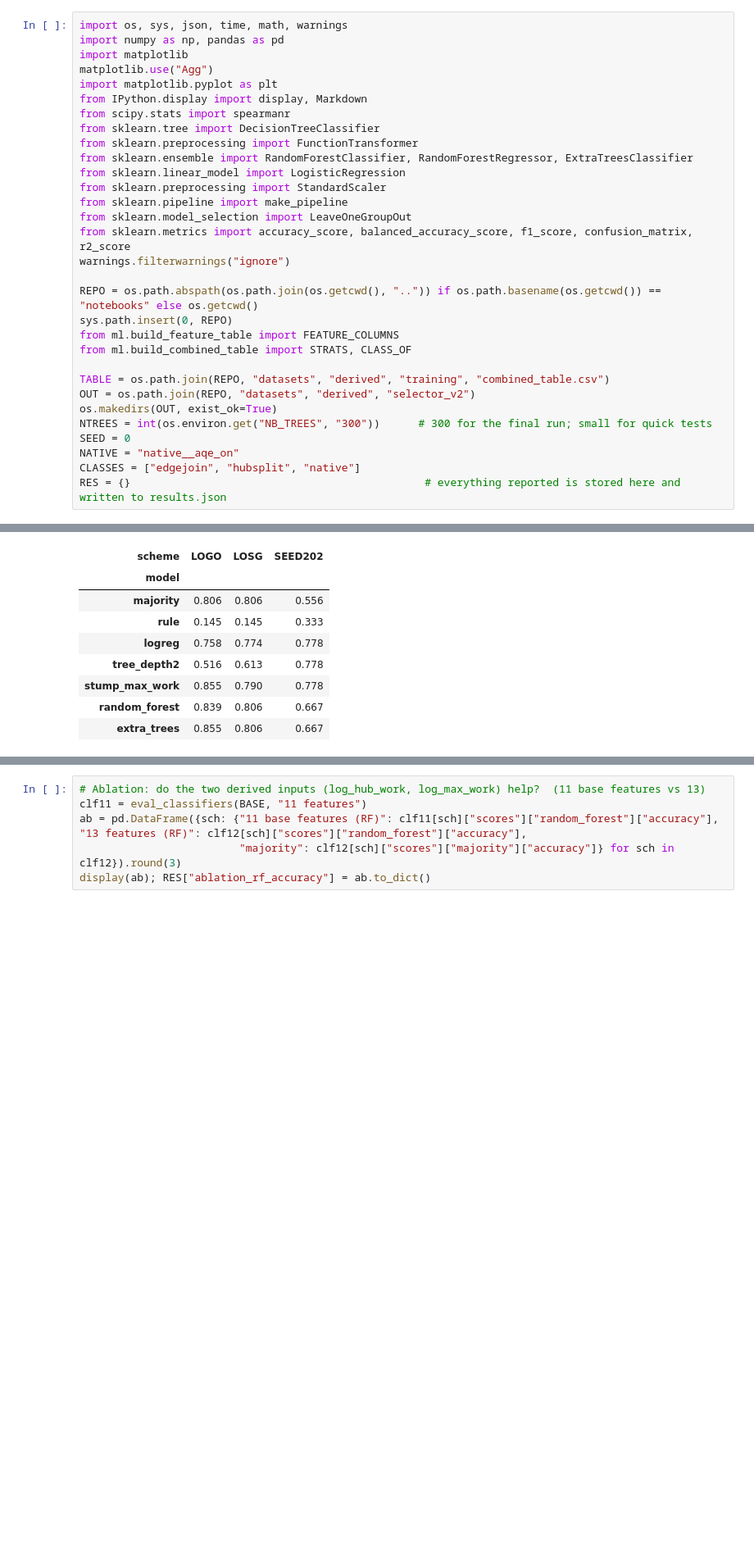
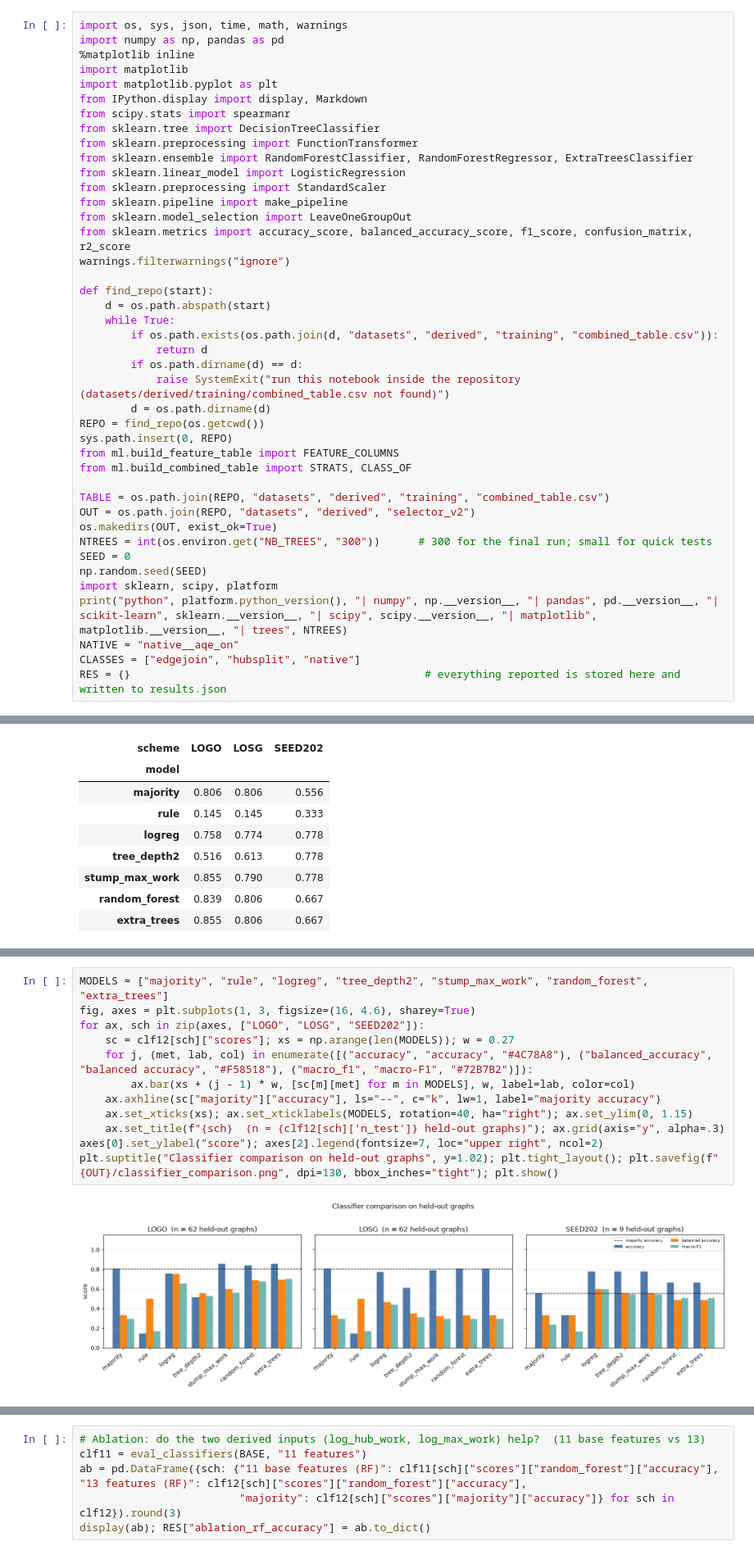
Before and after one commit to Harshil24Agrawal/big-data, a Jupyter notebook: notebooks/selector.ipynb, the cells around one changed output, grey strips where cells are left out. Shown at 82% size. Cells and saved outputs as stored; diff of their text form; blank space fills up the shorter version.

```diff
--- a/notebooks/selector.ipynb
+++ b/notebooks/selector.ipynb
@@ -19,8 +19,8 @@ table look-ups of measured medians (no new executions); the model is never tuned
 # %%
 import os, sys, json, time, math, warnings
 import numpy as np, pandas as pd
+%matplotlib inline
 import matplotlib
-matplotlib.use("Agg")
 import matplotlib.pyplot as plt
 from IPython.display import display, Markdown
 from scipy.stats import spearmanr
@@ -34,7 +34,15 @@ from sklearn.model_selection import LeaveOneGroupOut
 from sklearn.metrics import accuracy_score, balanced_accuracy_score, f1_score, confusion_matrix, r2_score
 warnings.filterwarnings("ignore")
 
-REPO = os.path.abspath(os.path.join(os.getcwd(), "..")) if os.path.basename(os.getcwd()) == "notebooks" else os.getcwd()
+def find_repo(start):
+    d = os.path.abspath(start)
+    while True:
+        if os.path.exists(os.path.join(d, "datasets", "derived", "training", "combined_table.csv")):
+            return d
+        if os.path.dirname(d) == d:
+            raise SystemExit("run this notebook inside the repository (datasets/derived/training/combined_table.csv not found)")
+        d = os.path.dirname(d)
+REPO = find_repo(os.getcwd())
 sys.path.insert(0, REPO)
 from ml.build_feature_table import FEATURE_COLUMNS
 from ml.build_combined_table import STRATS, CLASS_OF
@@ -44,6 +52,9 @@ OUT = os.path.join(REPO, "datasets", "derived", "selector_v2")
 os.makedirs(OUT, exist_ok=True)
 NTREES = int(os.environ.get("NB_TREES", "300"))      # 300 for the final run; small for quick tests
 SEED = 0
+np.random.seed(SEED)
+import sklearn, scipy, platform
+print("python", platform.python_version(), "| numpy", np.__version__, "| pandas", pd.__version__, "| scikit-learn", sklearn.__version__, "| scipy", scipy.__version__, "| matplotlib", matplotlib.__version__, "| trees", NTREES)
 NATIVE = "native__aqe_on"
 CLASSES = ["edgejoin", "hubsplit", "native"]
 RES = {}                                              # everything reported is stored here and written to results.json
@@ -250,0 +270,14 @@ RES["classifier"] = {sch: {"n_test": o["n_test"], "scores": o["scores"]} for sch
+# %%
+MODELS = ["majority", "rule", "logreg", "tree_depth2", "stump_max_work", "random_forest", "extra_trees"]
+fig, axes = plt.subplots(1, 3, figsize=(16, 4.6), sharey=True)
+for ax, sch in zip(axes, ["LOGO", "LOSG", "SEED202"]):
+    sc = clf12[sch]["scores"]; xs = np.arange(len(MODELS)); w = 0.27
+    for j, (met, lab, col) in enumerate([("accuracy", "accuracy", "#4C78A8"), ("balanced_accuracy", "balanced accuracy", "#F58518"), ("macro_f1", "macro-F1", "#72B7B2")]):
+        ax.bar(xs + (j - 1) * w, [sc[m][met] for m in MODELS], w, label=lab, color=col)
+    ax.axhline(sc["majority"]["accuracy"], ls="--", c="k", lw=1, label="majority accuracy")
+    ax.set_xticks(xs); ax.set_xticklabels(MODELS, rotation=40, ha="right"); ax.set_ylim(0, 1.15)
+    ax.set_title(f"{sch}  (n = {clf12[sch]['n_test']} held-out graphs)"); ax.grid(axis="y", alpha=.3)
+axes[0].set_ylabel("score"); axes[2].legend(fontsize=7, loc="upper right", ncol=2)
+plt.suptitle("Classifier comparison on held-out graphs", y=1.02); plt.tight_layout(); plt.savefig(f"{OUT}/classifier_comparison.png", dpi=130, bbox_inches="tight"); plt.show()
+# %% [output]
+[figure, added]
```
Also changed, not shown: parts of 18 cells of this notebook, 12 other files.
